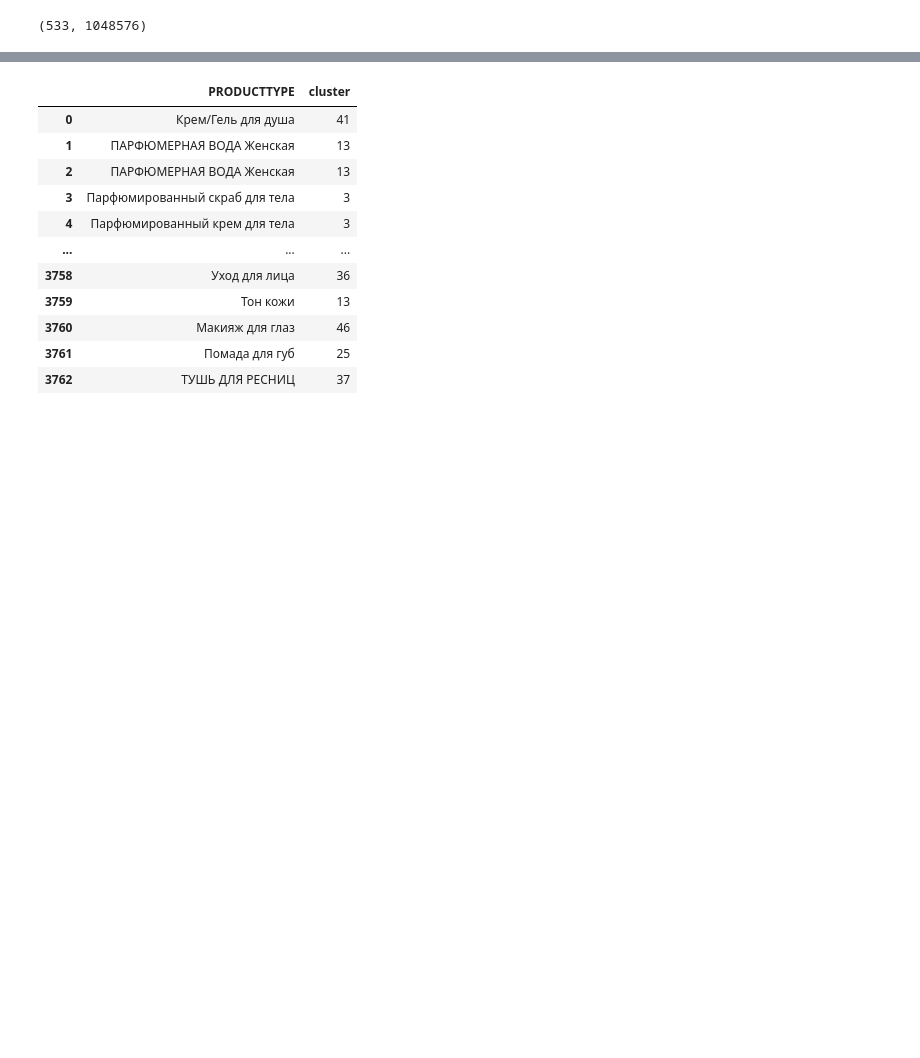
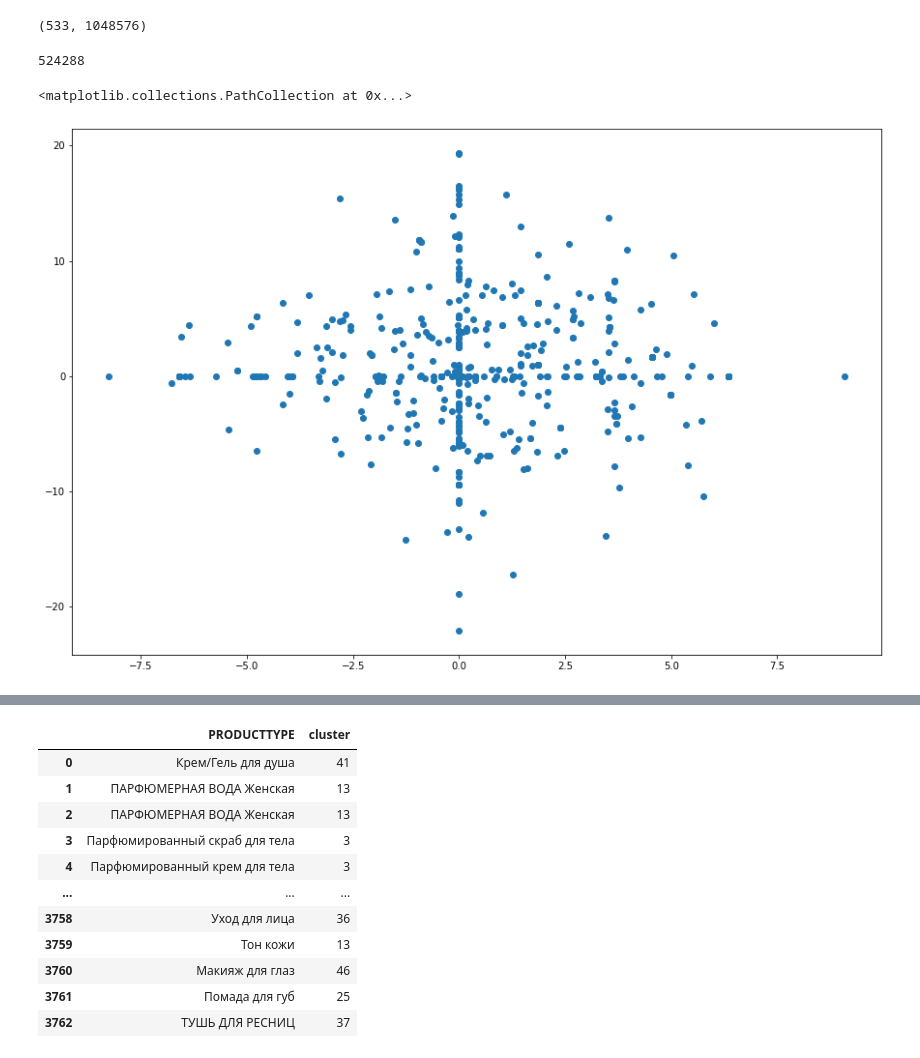
Before and after one commit to JacKira/MastersDegree, a Jupyter notebook: ProductsGrouping/Clustering.ipynb, the cells around one changed output, grey strips where cells are left out. Drawn from its saved outputs; the diff is of its cells as text; code cells hidden in the pictures; blank space fills up the shorter version.

```diff
--- a/ProductsGrouping/Clustering.ipynb
+++ b/ProductsGrouping/Clustering.ipynb
@@ -204,6 +204,26 @@ X_ntf = vectorizer_hash.fit_transform(text3)
 X_ntf.shape
 # %% [output]
 (533, 1048576)
+# %%
+int(X_ntf.shape[1]/2)
+# %% [output]
+524288
+# %%
+np.random.seed(42)
+x1 = np.random.normal(-1, 3, size=int(X_ntf.shape[1]/2))
+np.random.seed(24)
+x2 = np.random.normal(-1, 10,size=int(X_ntf.shape[1]/2))
+X = []
+Y = []
+for r in X_ntf.toarray():
+    X.append(r[0:int(X_ntf.shape[1]/2)] @ x1)
+    Y.append(r[int(X_ntf.shape[1]/2) : ] @ x2)
+# %%
+fig, ax = plt.subplots(figsize=(15, 10))
+plt.scatter(X, Y)
+# %% [output]
+<matplotlib.collections.PathCollection at 0x...>
+[figure, added]
 # %%
 # sse={}
 # for k in np.arange(100,900,100):
```
Also changed, not shown: parts of 9 cells of this notebook, 1 other file.
